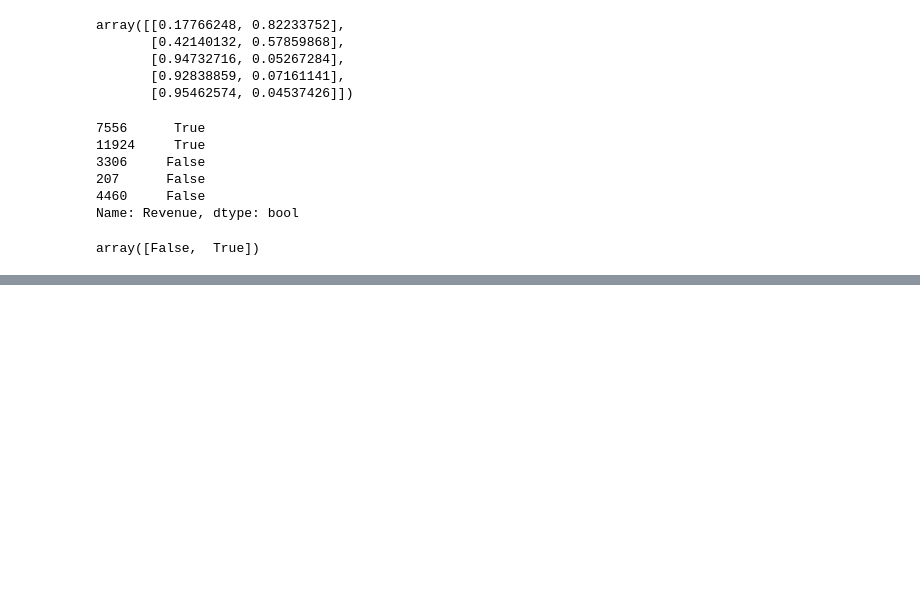
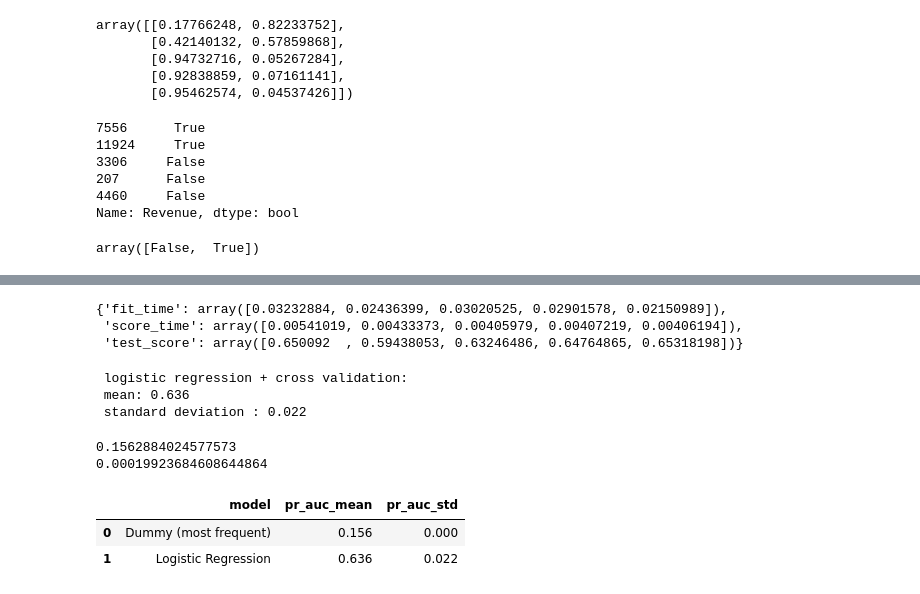
Before and after one commit to Alikhalili56/shopper-intent-api, a Jupyter notebook: notebooks/02_baseline.ipynb, the cells around one changed output, grey strips where cells are left out. Drawn from its saved outputs; the diff is of its cells as text; code cells hidden in the pictures; blank space fills up the shorter version.

Commit message:
Add 5-fold CV comparison: dummy vs logistic regression

```diff
--- a/notebooks/02_baseline.ipynb
+++ b/notebooks/02_baseline.ipynb
@@ -155,0 +145,31 @@ array([False,  True])
+# %%
+lr_cv = cross_validate(logreg_pipe, X_train, y_train, cv = cv, scoring= "average_precision")
+lr_cv
+# %% [output]
+{'fit_time': array([0.03232884, 0.02436399, 0.03020525, 0.02901578, 0.02150989]),
+ 'score_time': array([0.00541019, 0.00433373, 0.00405979, 0.00407219, 0.00406194]),
+ 'test_score': array([0.650092  , 0.59438053, 0.63246486, 0.64764865, 0.65318198])}
+# %%
+print(f" logistic regression + cross validation: \n mean: {lr_cv["test_score"].mean():.3f} \n standard deviation : {lr_cv['test_score'].std():.3f}")
+# %% [output]
+ logistic regression + cross validation:
+ mean: 0.636
+ standard deviation : 0.022
+# %%
+dummy_cv = cross_validate(dummy, X_train, y_train, cv = cv, scoring= "average_precision")
+print(dummy_cv['test_score'].mean())
+print(dummy_cv['test_score'].std())
+# %% [output]
+0.1562884024577573
+0.00019923684608644864
+# %%
+rows = [{'model' : 'Dummy (most frequent)', 'pr_auc_mean' : dummy_cv['test_score'].mean().round(3), 'pr_auc_std':dummy_cv['test_score'].std().round(3)},
+        {'model' : 'Logistic Regression', 'pr_auc_mean' : lr_cv["test_score"].mean().round(3), 'pr_auc_std':lr_cv['test_score'].std().round(3)}]
+# %%
+comparison_table = pd.DataFrame(rows)
+# %%
+comparison_table
+# %% [output]
+|  | model | pr_auc_mean | pr_auc_std |
+| 0 | Dummy (most frequent) | 0.156 | 0.000 |
+| 1 | Logistic Regression | 0.636 | 0.022 |
```
Also changed, not shown: parts of 5 cells of this notebook.
